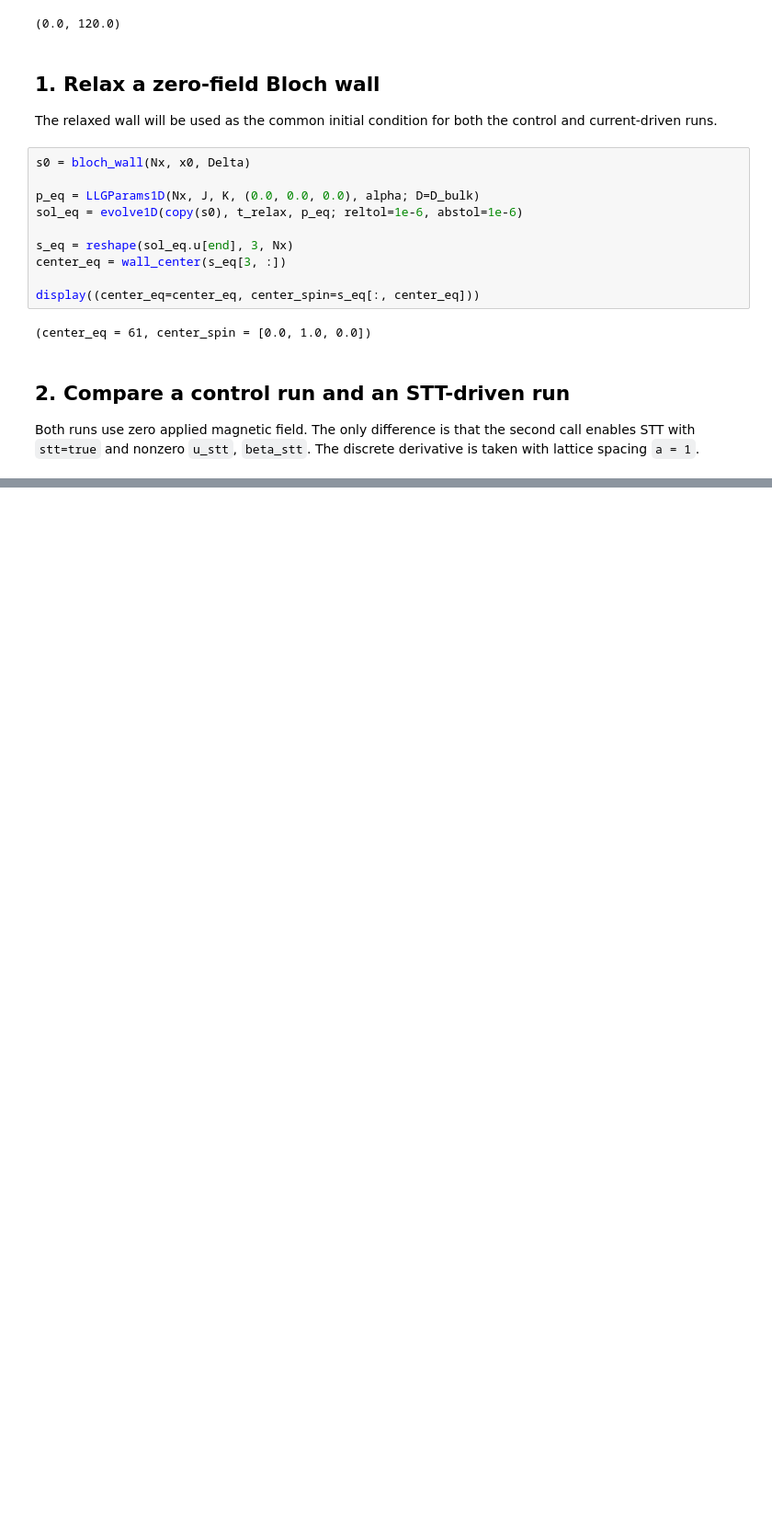
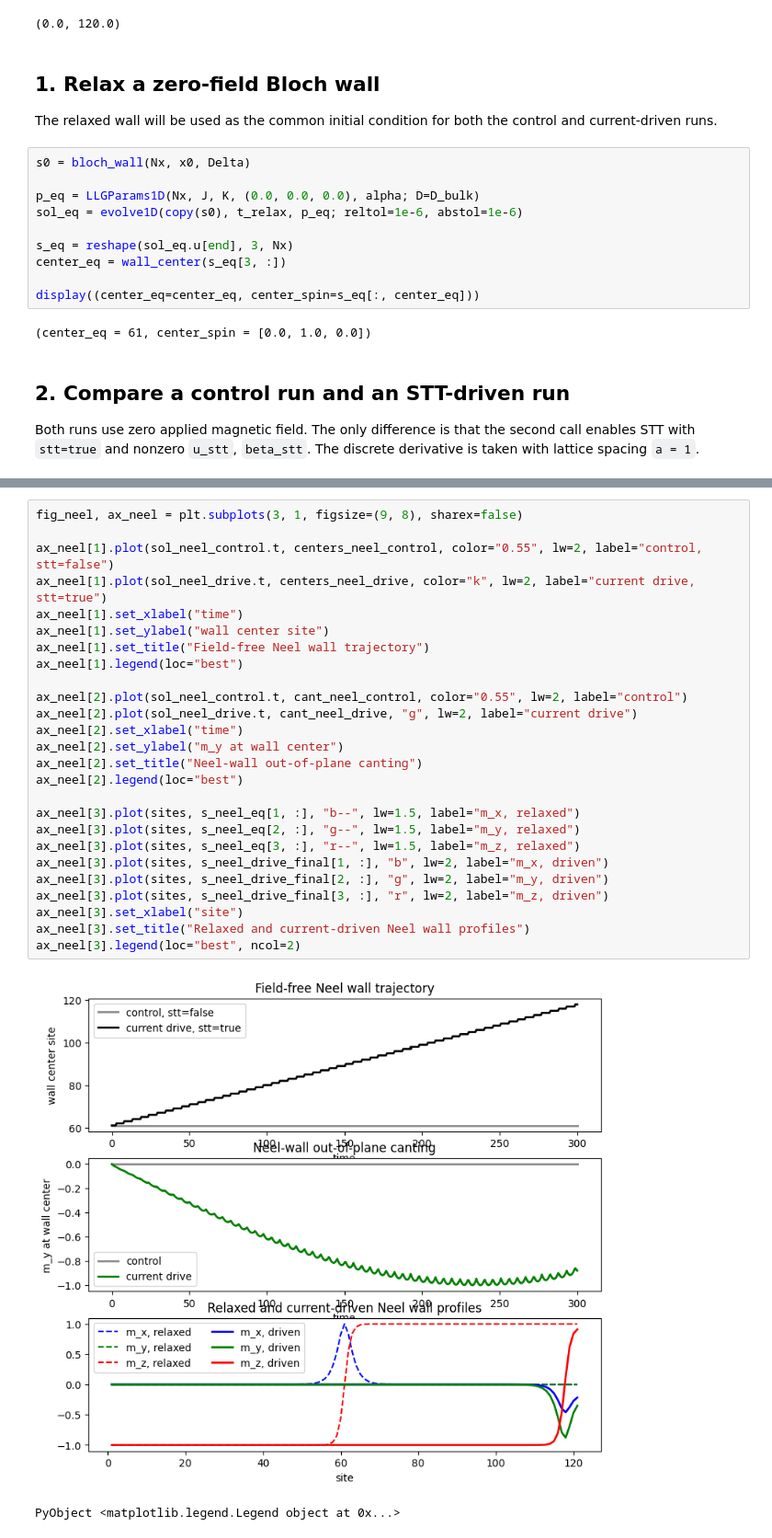
Before and after one commit to freyes1/LambdaLLG.jl, a Jupyter notebook: examples/LambdaLLG_1D_STT_domain_wall.ipynb, the cells around one changed output, grey strips where cells are left out. Shown at 92% size. Saved outputs shown, nothing was run; the diff lists cells and outputs as text; blank space fills up the shorter version.

```diff
--- a/examples/LambdaLLG_1D_STT_domain_wall.ipynb
+++ b/examples/LambdaLLG_1D_STT_domain_wall.ipynb
@@ -150,3 +223,32 @@ PyObject <matplotlib.legend.Legend object at 0x...>
+# %%
+fig_neel, ax_neel = plt.subplots(3, 1, figsize=(9, 8), sharex=false)
+
+ax_neel[1].plot(sol_neel_control.t, centers_neel_control, color="0.55", lw=2, label="control, stt=false")
+ax_neel[1].plot(sol_neel_drive.t, centers_neel_drive, color="k", lw=2, label="current drive, stt=true")
+ax_neel[1].set_xlabel("time")
+ax_neel[1].set_ylabel("wall center site")
+ax_neel[1].set_title("Field-free Neel wall trajectory")
+ax_neel[1].legend(loc="best")
+
+ax_neel[2].plot(sol_neel_control.t, cant_neel_control, color="0.55", lw=2, label="control")
+ax_neel[2].plot(sol_neel_drive.t, cant_neel_drive, "g", lw=2, label="current drive")
+ax_neel[2].set_xlabel("time")
+ax_neel[2].set_ylabel("m_y at wall center")
+ax_neel[2].set_title("Neel-wall out-of-plane canting")
+ax_neel[2].legend(loc="best")
+
+ax_neel[3].plot(sites, s_neel_eq[1, :], "b--", lw=1.5, label="m_x, relaxed")
+ax_neel[3].plot(sites, s_neel_eq[2, :], "g--", lw=1.5, label="m_y, relaxed")
+ax_neel[3].plot(sites, s_neel_eq[3, :], "r--", lw=1.5, label="m_z, relaxed")
+ax_neel[3].plot(sites, s_neel_drive_final[1, :], "b", lw=2, label="m_x, driven")
+ax_neel[3].plot(sites, s_neel_drive_final[2, :], "g", lw=2, label="m_y, driven")
+ax_neel[3].plot(sites, s_neel_drive_final[3, :], "r", lw=2, label="m_z, driven")
+ax_neel[3].set_xlabel("site")
+ax_neel[3].set_title("Relaxed and current-driven Neel wall profiles")
+ax_neel[3].legend(loc="best", ncol=2)
+# %% [output]
+[figure, added]
+PyObject <matplotlib.legend.Legend object at 0x...>
 # %% [markdown]
 ## Notes
 
```
Also changed, not shown: parts of 7 cells of this notebook, 6 other files.
